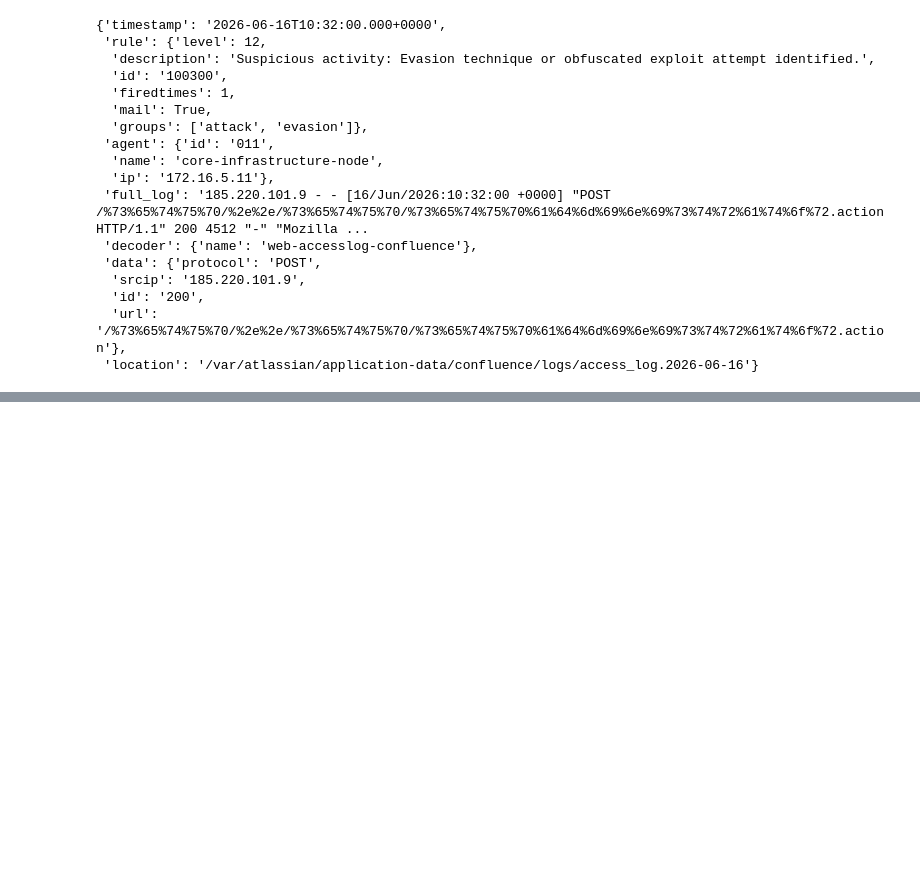
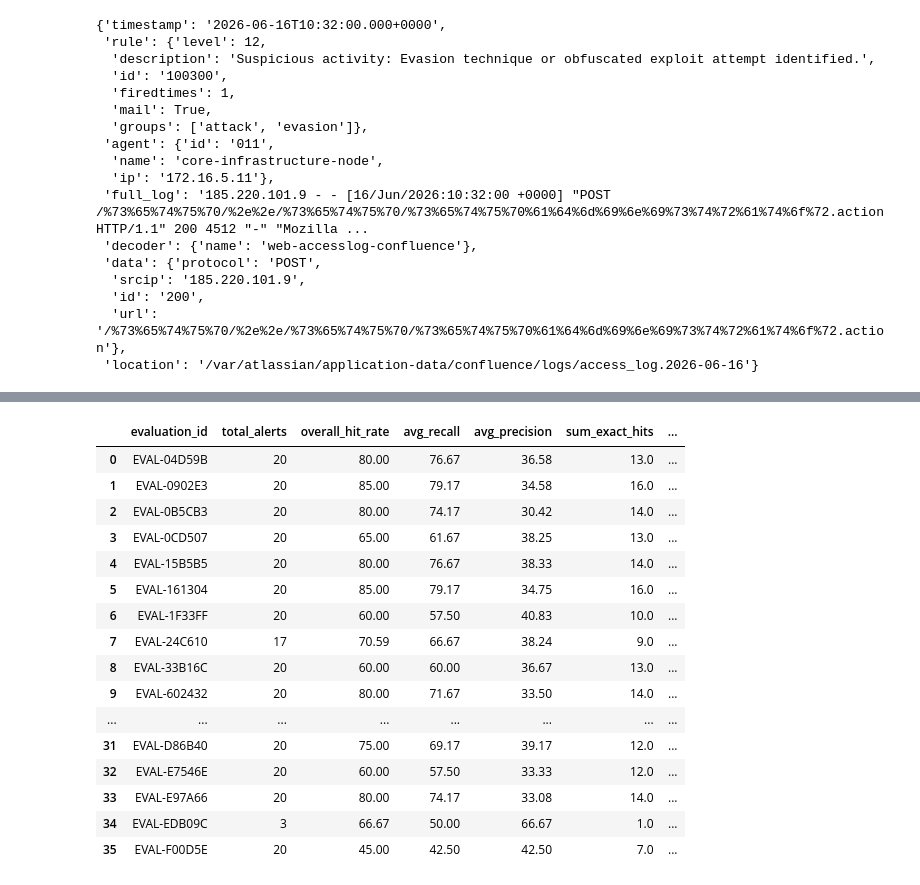
Before and after one commit to omarinfl/alert_correlation, a Jupyter notebook: pruebas.ipynb, the cells around one changed output, grey strips where cells are left out. Drawn from its saved outputs; the diff is of its cells as text; code cells hidden in the pictures; blank space fills up the shorter version.

```diff
--- a/pruebas.ipynb
+++ b/pruebas.ipynb
@@ -2579,0 +2796,20 @@ alert_data
+# %%
+summary_df
+# %% [output]
+|  | evaluation_id | total_alerts | overall_hit_rate | avg_recall | avg_precision | sum_exact_hits | ... |
+| 0 | EVAL-04D59B | 20 | 80.00 | 76.67 | 36.58 | 13.0 | ... |
+| 1 | EVAL-0902E3 | 20 | 85.00 | 79.17 | 34.58 | 16.0 | ... |
+| 2 | EVAL-0B5CB3 | 20 | 80.00 | 74.17 | 30.42 | 14.0 | ... |
+| 3 | EVAL-0CD507 | 20 | 65.00 | 61.67 | 38.25 | 13.0 | ... |
+| 4 | EVAL-15B5B5 | 20 | 80.00 | 76.67 | 38.33 | 14.0 | ... |
+| 5 | EVAL-161304 | 20 | 85.00 | 79.17 | 34.75 | 16.0 | ... |
+| 6 | EVAL-1F33FF | 20 | 60.00 | 57.50 | 40.83 | 10.0 | ... |
+| 7 | EVAL-24C610 | 17 | 70.59 | 66.67 | 38.24 | 9.0 | ... |
+| 8 | EVAL-33B16C | 20 | 60.00 | 60.00 | 36.67 | 13.0 | ... |
+| 9 | EVAL-602432 | 20 | 80.00 | 71.67 | 33.50 | 14.0 | ... |
+| ... | ... | ... | ... | ... | ... | ... | ... |
+| 31 | EVAL-D86B40 | 20 | 75.00 | 69.17 | 39.17 | 12.0 | ... |
+| 32 | EVAL-E7546E | 20 | 60.00 | 57.50 | 33.33 | 12.0 | ... |
+| 33 | EVAL-E97A66 | 20 | 80.00 | 74.17 | 33.08 | 14.0 | ... |
+| 34 | EVAL-EDB09C | 3 | 66.67 | 50.00 | 66.67 | 1.0 | ... |
+| 35 | EVAL-F00D5E | 20 | 45.00 | 42.50 | 42.50 | 7.0 | ... |
```
Also changed, not shown: parts of 4 cells of this notebook, 5 other files.
